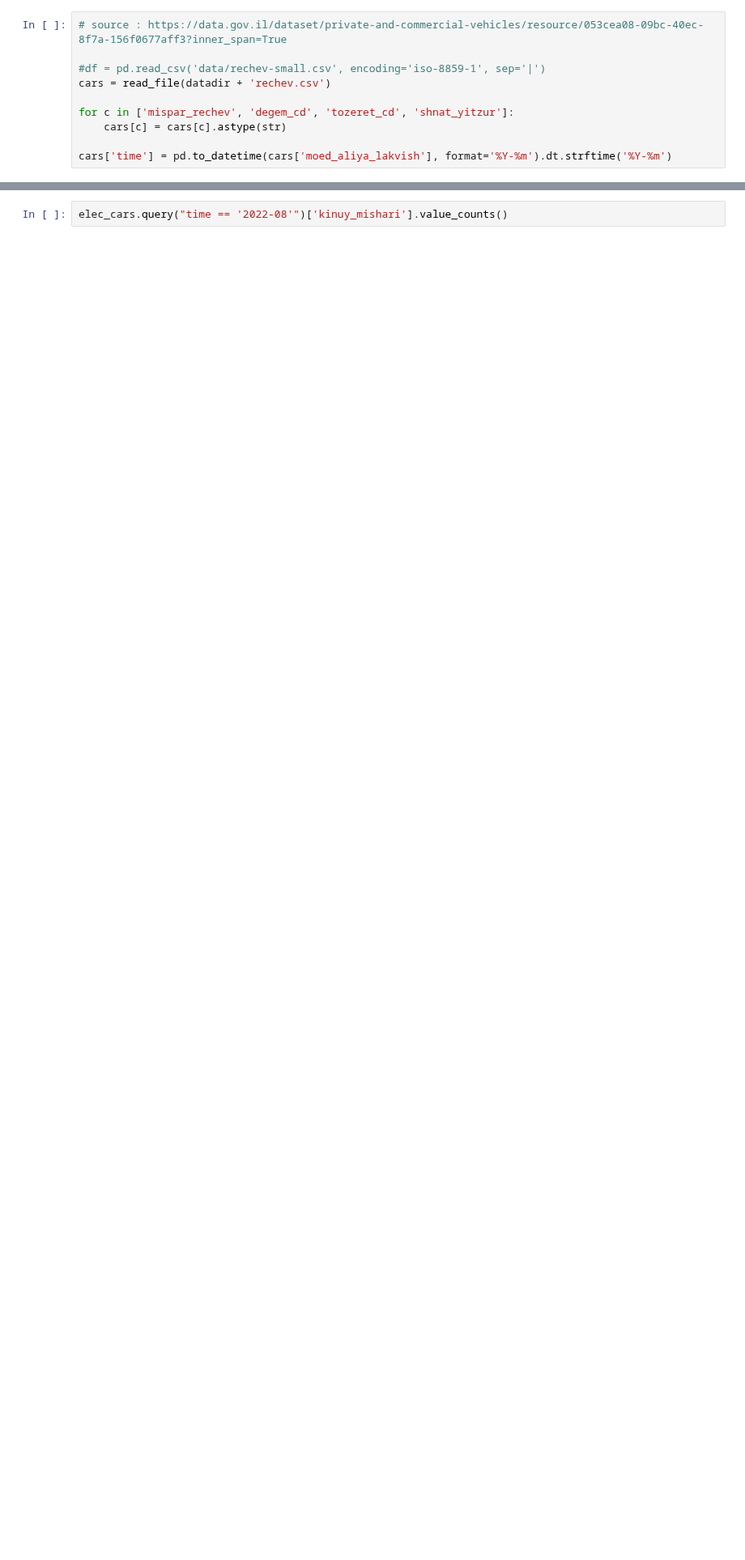
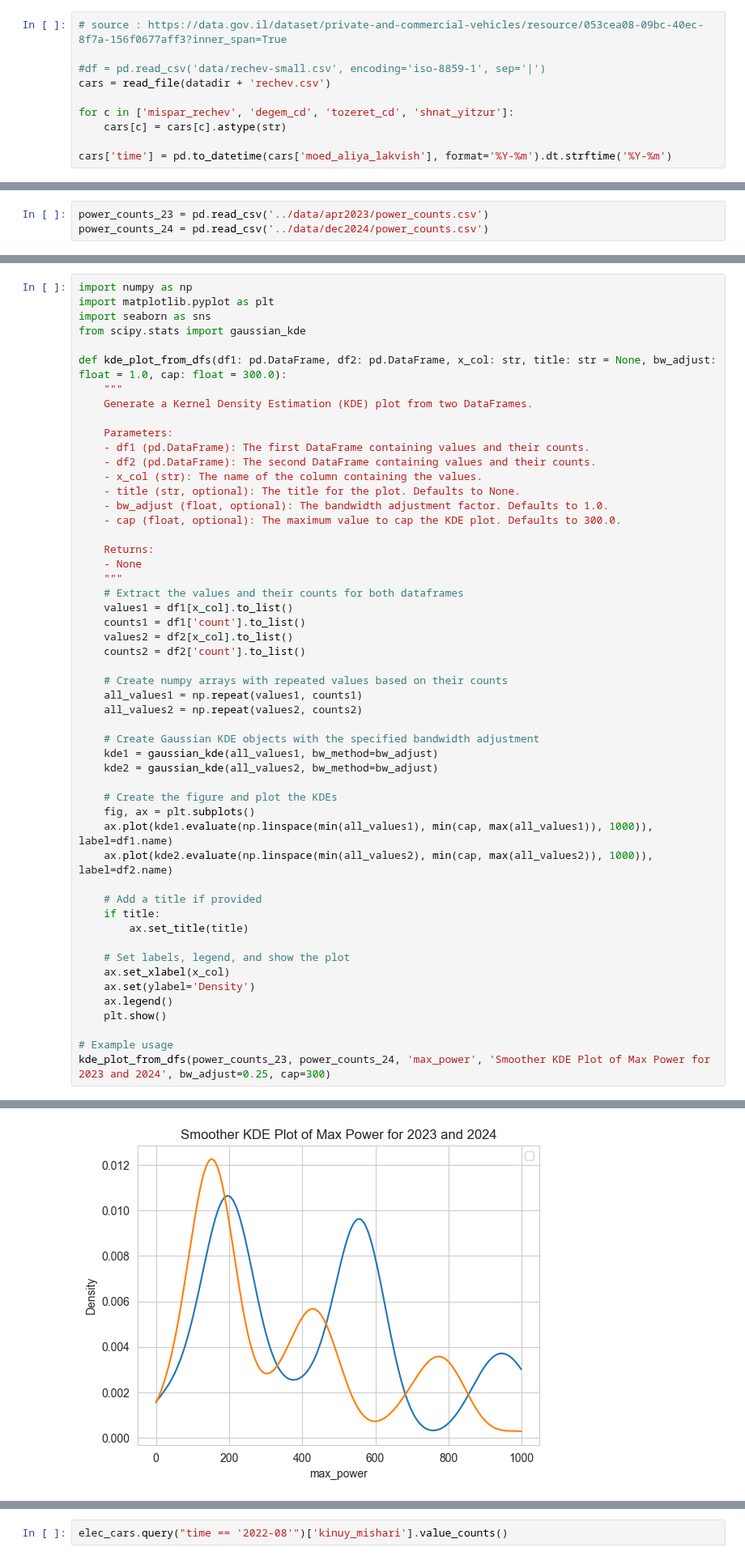
Before and after one commit to dpelleg/notebooks, a Jupyter notebook: charts/code/electric_capacity.ipynb, the cells around one changed output, grey strips where cells are left out. Shown at 81% size. Drawn from its saved outputs; the diff is of its cells as text; blank space fills up the shorter version.

```diff
--- a/charts/code/electric_capacity.ipynb
+++ b/charts/code/electric_capacity.ipynb
@@ -165,0 +175,3 @@ power_counts
+# %%
+power_counts_23 = pd.read_csv('../data/apr2023/power_counts.csv')
+power_counts_24 = pd.read_csv('../data/dec2024/power_counts.csv')
@@ -173,0 +239,53 @@ plt.show()
+# %%
+import numpy as np
+import matplotlib.pyplot as plt
+import seaborn as sns
+from scipy.stats import gaussian_kde
+
+def kde_plot_from_dfs(df1: pd.DataFrame, df2: pd.DataFrame, x_col: str, title: str = None, bw_adjust: float = 1.0, cap: float = 300.0):
+    """
+    Generate a Kernel Density Estimation (KDE) plot from two DataFrames.
+
+    Parameters:
+    - df1 (pd.DataFrame): The first DataFrame containing values and their counts.
+    - df2 (pd.DataFrame): The second DataFrame containing values and their counts.
+    - x_col (str): The name of the column containing the values.
+    - title (str, optional): The title for the plot. Defaults to None.
+    - bw_adjust (float, optional): The bandwidth adjustment factor. Defaults to 1.0.
+    - cap (float, optional): The maximum value to cap the KDE plot. Defaults to 300.0.
+
+    Returns:
+    - None
+    """
+    # Extract the values and their counts for both dataframes
+    values1 = df1[x_col].to_list()
+    counts1 = df1['count'].to_list()
+    values2 = df2[x_col].to_list()
+    counts2 = df2['count'].to_list()
+
+    # Create numpy arrays with repeated values based on their counts
+    all_values1 = np.repeat(values1, counts1)
+    all_values2 = np.repeat(values2, counts2)
+
+    # Create Gaussian KDE objects with the specified bandwidth adjustment
+    kde1 = gaussian_kde(all_values1, bw_method=bw_adjust)
+    kde2 = gaussian_kde(all_values2, bw_method=bw_adjust)
+
+    # Create the figure and plot the KDEs
+    fig, ax = plt.subplots()
+    ax.plot(kde1.evaluate(np.linspace(min(all_values1), min(cap, max(all_values1)), 1000)), label=df1.name)
+    ax.plot(kde2.evaluate(np.linspace(min(all_values2), min(cap, max(all_values2)), 1000)), label=df2.name)
+
+    # Add a title if provided
+    if title:
+        ax.set_title(title)
+
+    # Set labels, legend, and show the plot
+    ax.set_xlabel(x_col)
+    ax.set(ylabel='Density')
+    ax.legend()
+    plt.show()
+
+# Example usage
+kde_plot_from_dfs(power_counts_23, power_counts_24, 'max_power', 'Smoother KDE Plot of Max Power for 2023 and 2024', bw_adjust=0.25, cap=300)
+# %% [output]
@@ -173,0 +293 @@ plt.show()
+[figure, added]
```
Also changed, not shown: parts of 14 cells of this notebook, 2 other files.
